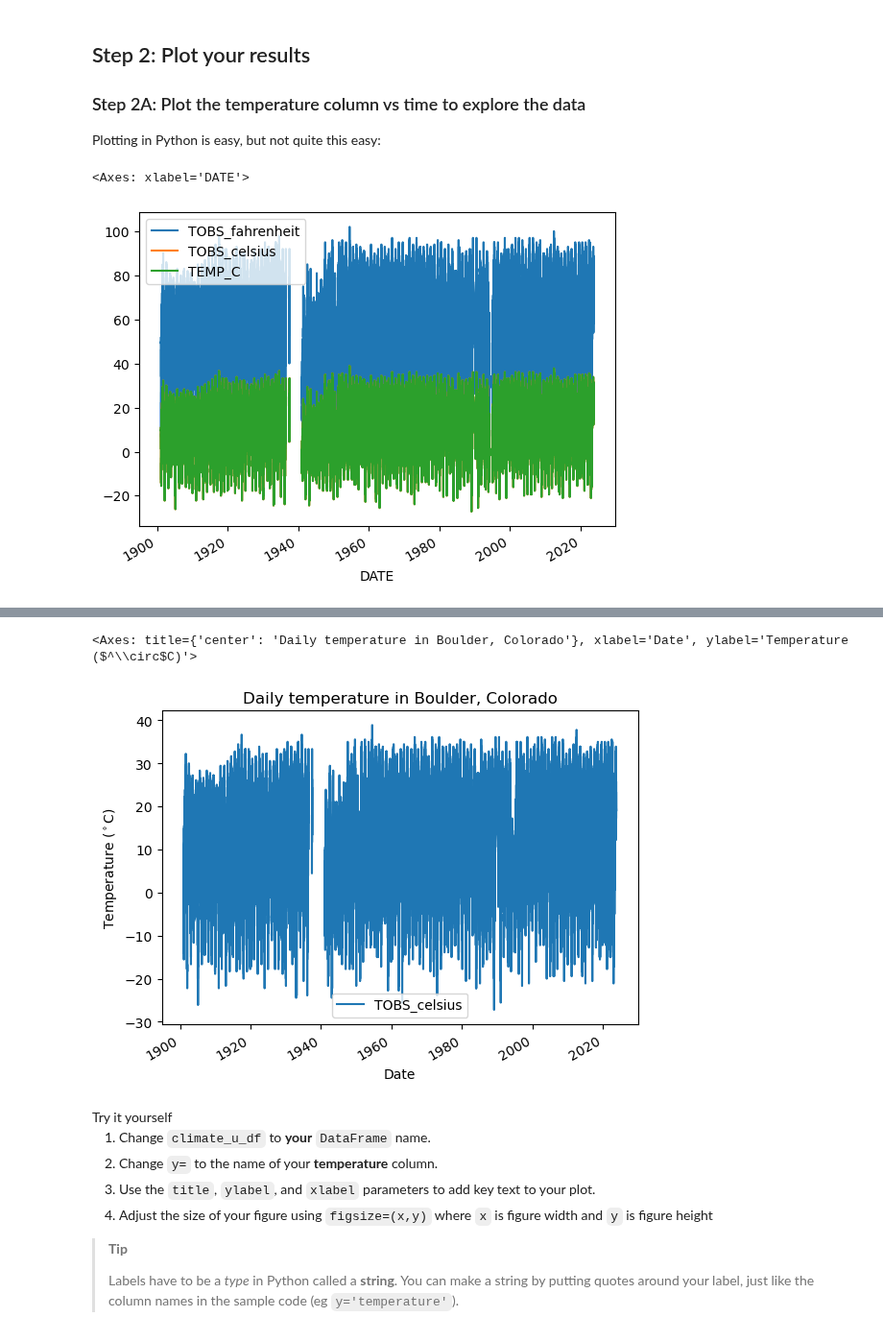
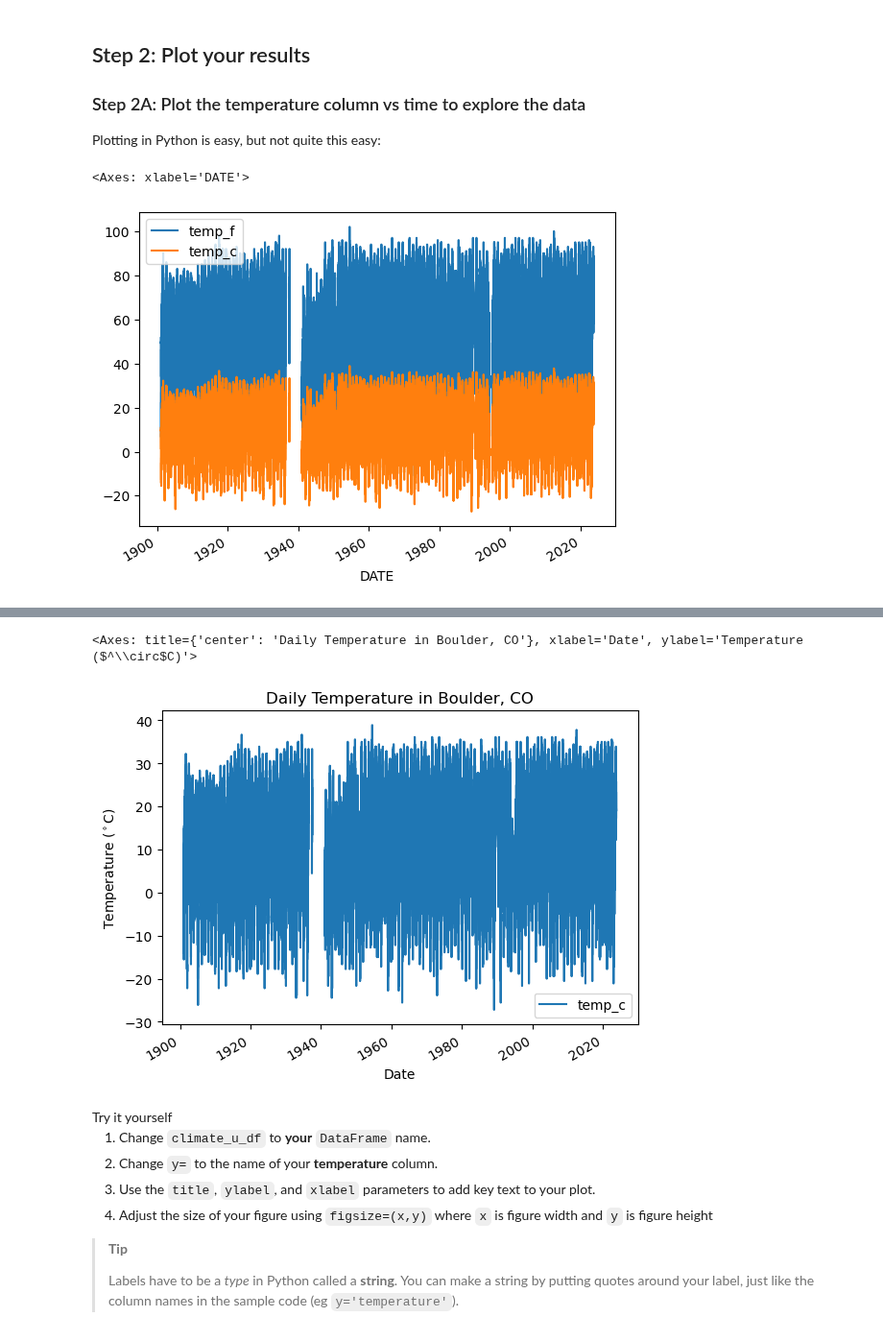
Before and after one commit to gretabinzen/01-climate-fall-template, a Jupyter notebook: 04-climate-plot-your-results.ipynb, the cells around one changed output, grey strips where cells are left out. Shown at 96% size. Drawn from its saved outputs; the diff is of its cells as text; code cells hidden in the pictures.

Commit message:
Plot Annual Temperature Data

```diff
--- a/04-climate-plot-your-results.ipynb
+++ b/04-climate-plot-your-results.ipynb
@@ -25,10 +37,10 @@ notebook, since they won’t carry over from the previous notebook:
 ### Step 2A: Plot the temperature column vs time to explore the data
 Plotting in Python is easy, but not quite this easy:
 # %%
-climate_u_df.plot()
+temp_units_df.plot()
 # %% [output]
 <Axes: xlabel='DATE'>
-[figure, old version]
+[figure, new version]
 # %% [markdown]
 Looks like we have *both* temperature units on the same plot, and it’s
 hard to see what it is because it’s missing labels!
@@ -51,14 +63,14 @@ When plotting in Python, you’ll always need to add some instructions on
 labels and how you want your plot to look.
 # %%
 ### plot the data using .plot
-climate_u_df.plot(
-    y = 'the_temperature_column',
-    title = 'Insert Title Here',
-    xlabel = 'Horizontal axis label goes here',
-    ylabel = 'Vertical axis label goes here ($^\circ$C)')
+temp_units_df.plot(
+    y = 'temp_c',
+    title = 'Daily Temperature in Boulder, CO',
+    xlabel = 'Date',
+    ylabel = 'Temperature ($^\circ$C)')
 # %% [output]
-<Axes: title={'center': 'Daily temperature in Boulder, Colorado'}, xlabel='Date', ylabel='Temperature ($^\\circ$C)'>
+<Axes: title={'center': 'Daily Temperature in Boulder, CO'}, xlabel='Date', ylabel='Temperature ($^\\circ$C)'>
-[figure, old version]
+[figure, new version]
 # %% [markdown]
 <link rel="stylesheet" type="text/css" href="./assets/styles.css"><div class="callout callout-style-default callout-titled callout-task"><div class="callout-header"><div class="callout-icon-container"><i class="callout-icon"></i></div><div class="callout-title-container flex-fill">Try it yourself</div></div><div class="callout-body-container callout-body"><ol type="1">
 <li>Change <code>climate_u_df</code> to <strong>your</strong>
```
Also changed, not shown: parts of 14 cells of this notebook, 1 other file.
